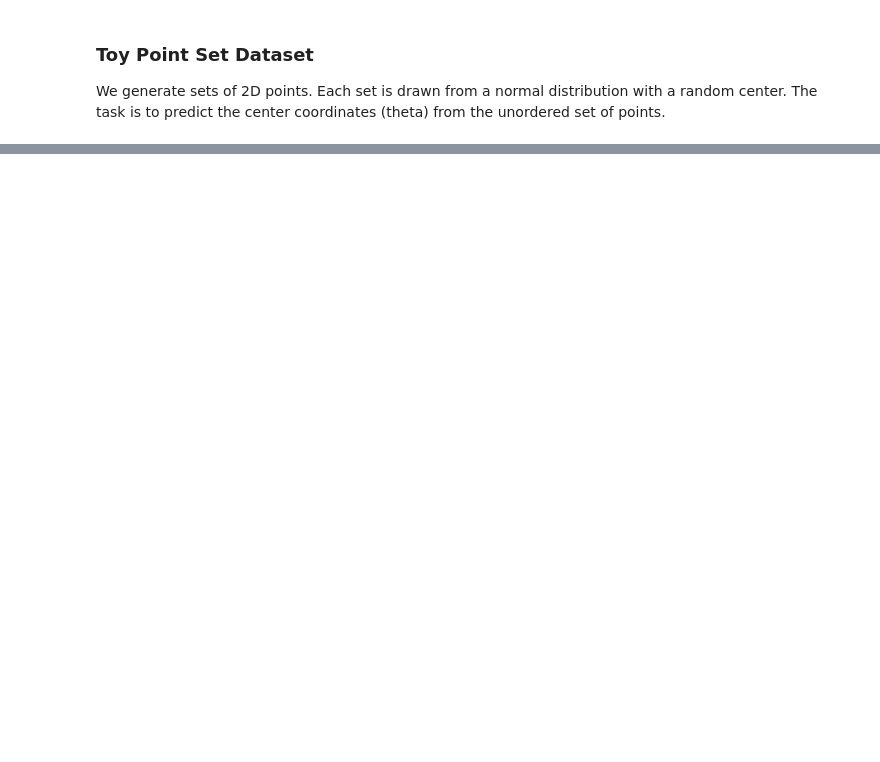
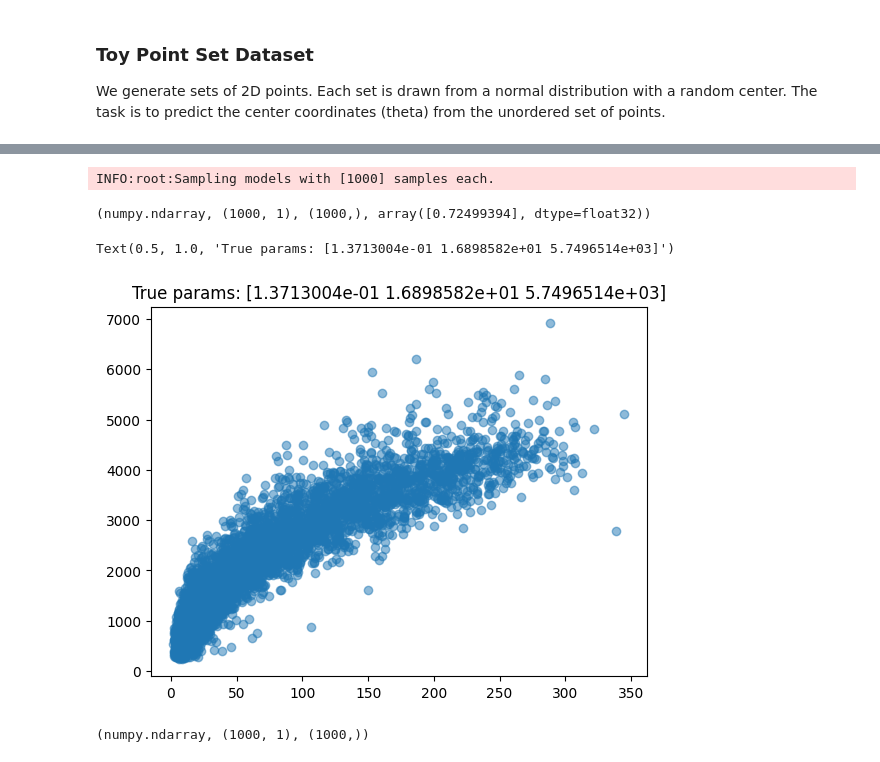
Before and after one commit to plt109/ltu-ili, a Jupyter notebook: notebooks/ambe_fits/poke_embedding.ipynb, the cells around one changed output, grey strips where cells are left out. Drawn from its saved outputs; the diff is of its cells as text; code cells hidden in the pictures; blank space fills up the shorter version.

```diff
--- a/notebooks/ambe_fits/poke_embedding.ipynb
+++ b/notebooks/ambe_fits/poke_embedding.ipynb
@@ -73,0 +85,7 @@ plt.show()
+# %%
+fbase = '/home/puehlengt/appletree/notebooks/'
+fname = f'{fbase}/harvested_testsims_3params.npy'
+
+aa = np.load(fname, allow_pickle=True).item()
+param_bag = aa['param_bag'] # list of dictionary of the params and values
+events_bag = aa['events_bag'] # list of array, (2, n) in shape
@@ -198,9 +294,8 @@ ax.legend()
 # %%
-
 # Select a single validation sample to evaluate
-ind = 0
+ind = 3
 val_idx = idx_val[ind]
-x_ = graph_dataset[val_idx]
+x_ = graph_dataset[val_idx] # torch_geometric.data.data.Data object lol
 # Get the true parameter values
 y_ = x_.y[0].numpy()
 
@@ -212,3 +307,16 @@ log_prob = posterior_ensemble.log_prob(samples, x_)
 
 samples = samples.cpu().numpy()
 log_prob = log_prob.cpu().numpy()
+# %% [output]
+INFO:root:Sampling models with [1000] samples each.
+# %%
+type(samples), samples.shape, log_prob.shape, samples[0]
+# %% [output]
+(numpy.ndarray, (1000, 1), (1000,), array([0.72499394], dtype=float32))
+# %%
+test = x_.x.cpu().numpy()
+plt.scatter(test[:, 0], test[:, 1], alpha=0.5, label='MC Events')
+plt.title(f'True params: {y_}')
+# %% [output]
+Text(0.5, 1.0, 'True params: [1.3713004e-01 1.6898582e+01 5.7496514e+03]')
+[figure, added]
@@ -214,0 +325,4 @@ log_prob = log_prob.cpu().numpy()
+# %%
+type(samples), samples.shape, log_prob.shape
+# %% [output]
+(numpy.ndarray, (1000, 1), (1000,))
```
Also changed, not shown: parts of 16 cells of this notebook, 1 other file.
